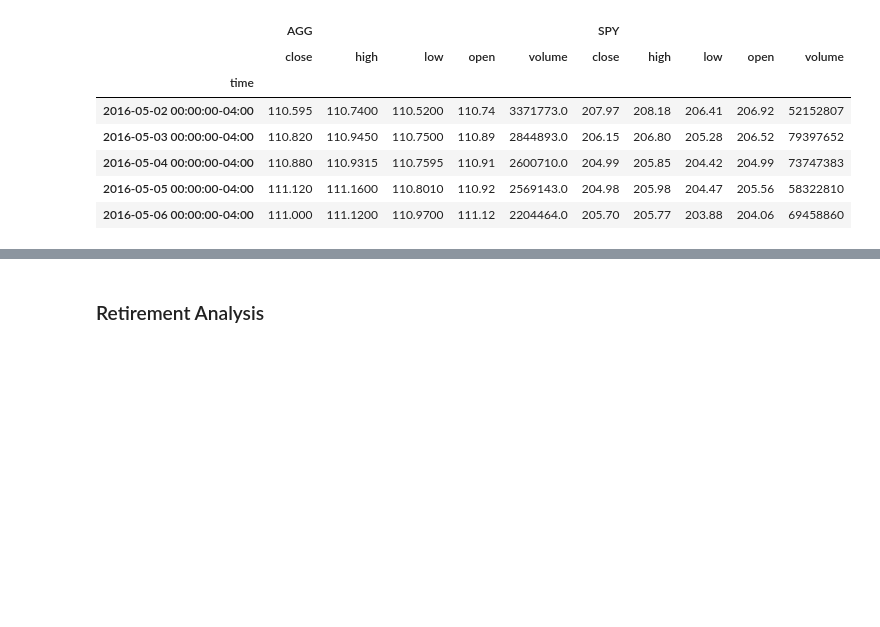
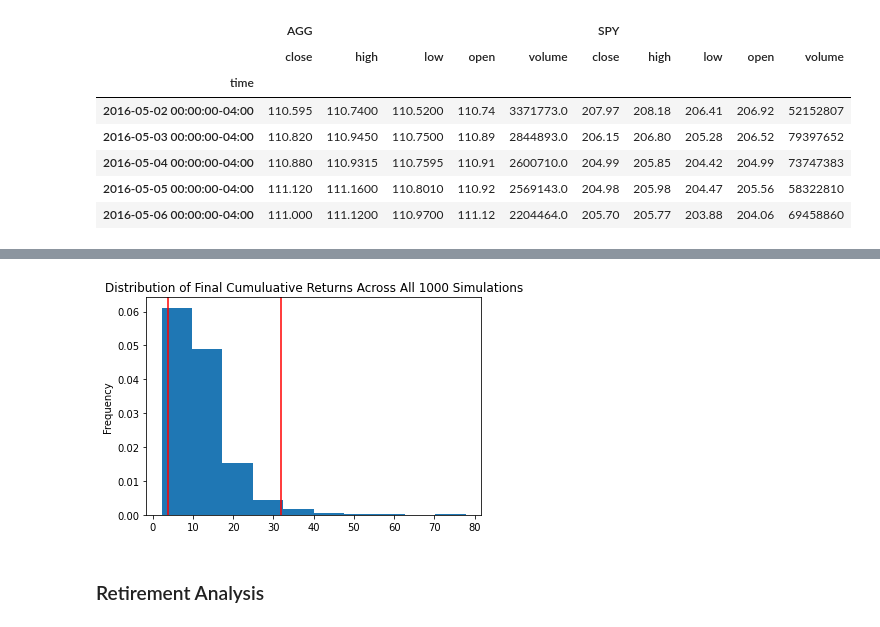
Before and after one commit to etholpalmer/Financial-Planning, a Jupyter notebook: financial-planner.ipynb, the cells around one changed output, grey strips where cells are left out. Drawn from its saved outputs; the diff is of its cells as text; code cells hidden in the pictures; blank space fills up the shorter version.

```diff
--- a/financial-planner.ipynb
+++ b/financial-planner.ipynb
@@ -360,6 +375,8 @@ MC_AGG_SPY.plot_simulation()
 # %%
 # Plot probability distribution and confidence intervals
-MC_AGG_SPY.plot_distribution()
+plt.show(MC_AGG_SPY.plot_distribution())
+# %% [output]
+[figure, added]
 # %% [markdown]
 ### Retirement Analysis
 # %%
```
Also changed, not shown: parts of 23 cells of this notebook.
